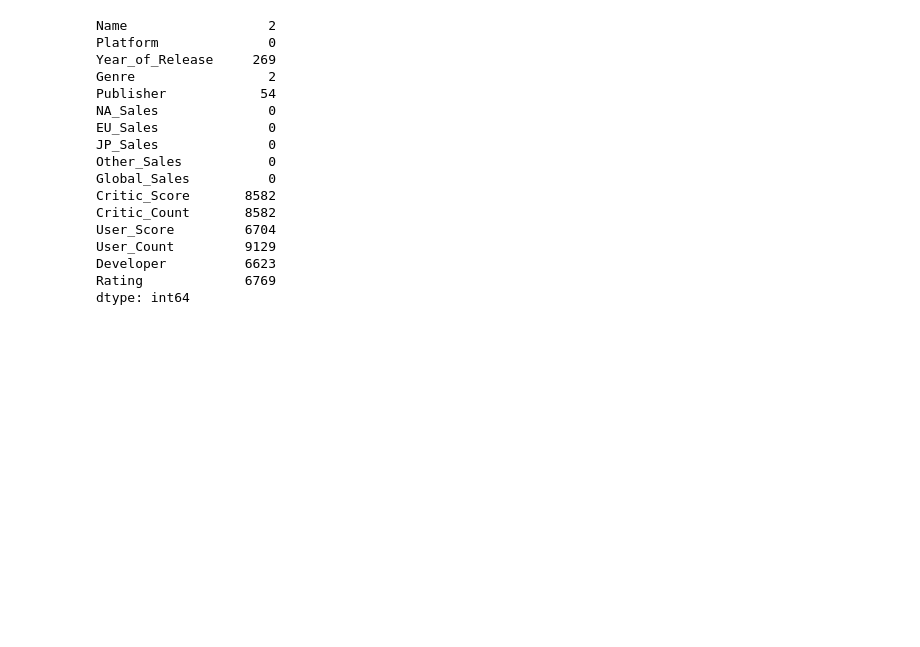
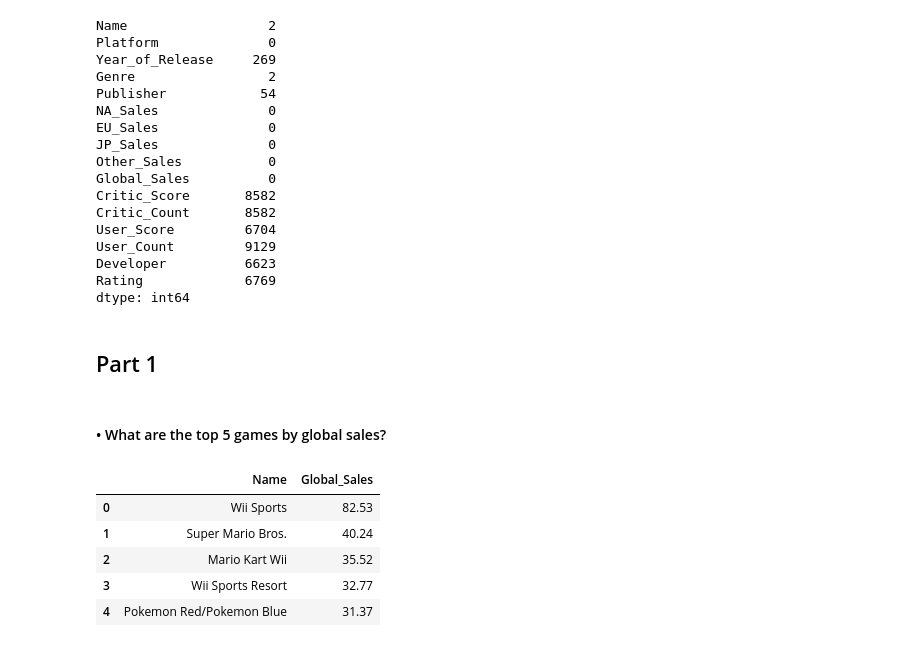
Before and after one commit to SertacBattal/HDIP_DDViz_CA1, a Jupyter notebook: SertacBattal_DVizHDip_CA1.ipynb, the cells around one changed output. Cells and saved outputs as stored; diff of their text form; code cells hidden in the pictures; blank space fills up the shorter version.

```diff
--- a/SertacBattal_DVizHDip_CA1.ipynb
+++ b/SertacBattal_DVizHDip_CA1.ipynb
@@ -56,3 +56,20 @@ User_Count         9129
 Developer          6623
 Rating             6769
 dtype: int64
+# %% [markdown]
+## Part 1
+# %% [markdown]
+#### • What are the top 5 games by global sales?
+# %%
+sorted_games = vgsales_df.sort_values(by='Global_Sales', ascending = False)
+
+top_5_games = sorted_games.head(5)
+
+top_5_games[['Name', 'Global_Sales']]
+# %% [output]
+|  | Name | Global_Sales |
+| 0 | Wii Sports | 82.53 |
+| 1 | Super Mario Bros. | 40.24 |
+| 2 | Mario Kart Wii | 35.52 |
+| 3 | Wii Sports Resort | 32.77 |
+| 4 | Pokemon Red/Pokemon Blue | 31.37 |
```
Also changed, not shown: parts of 8 cells of this notebook.
